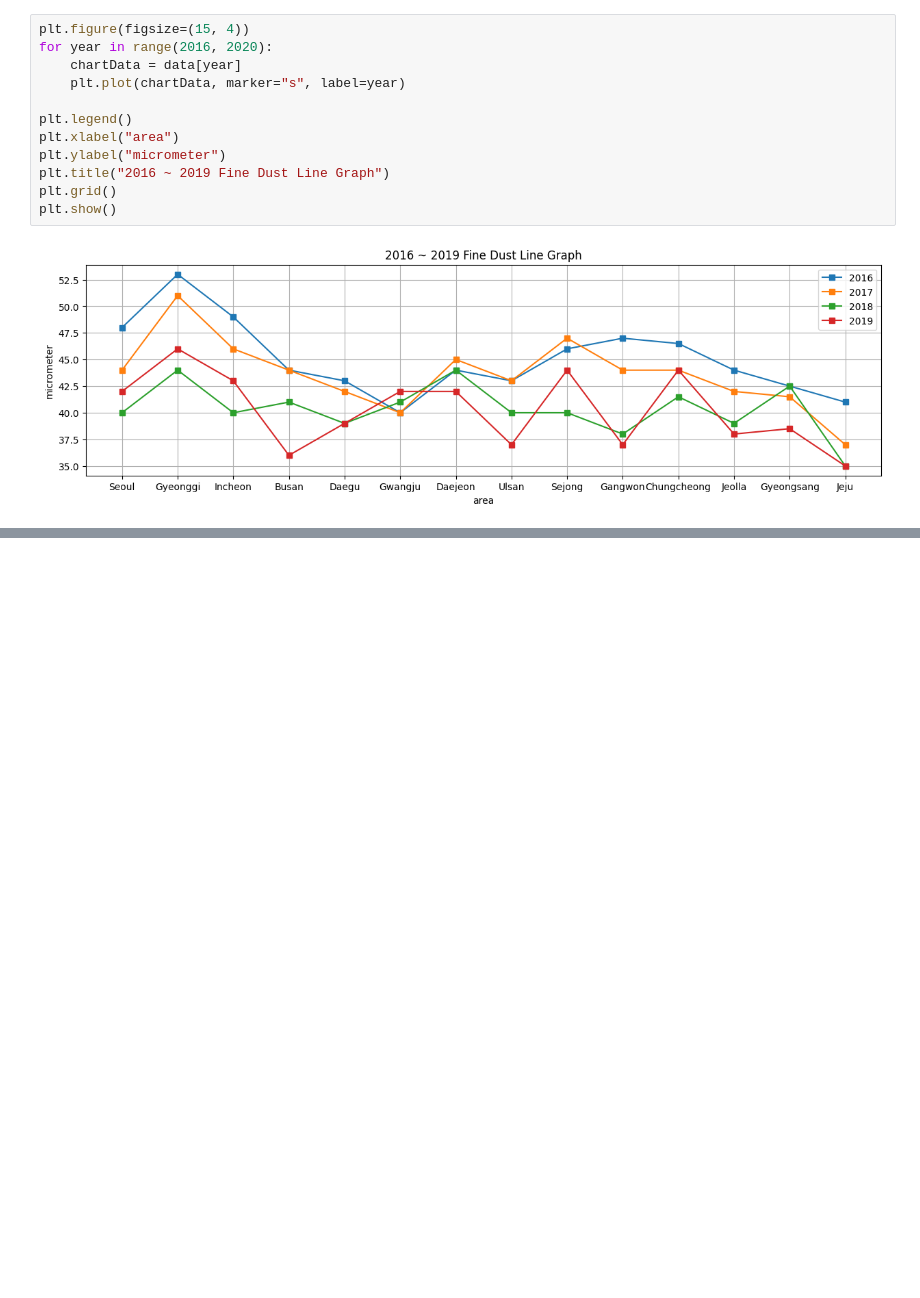
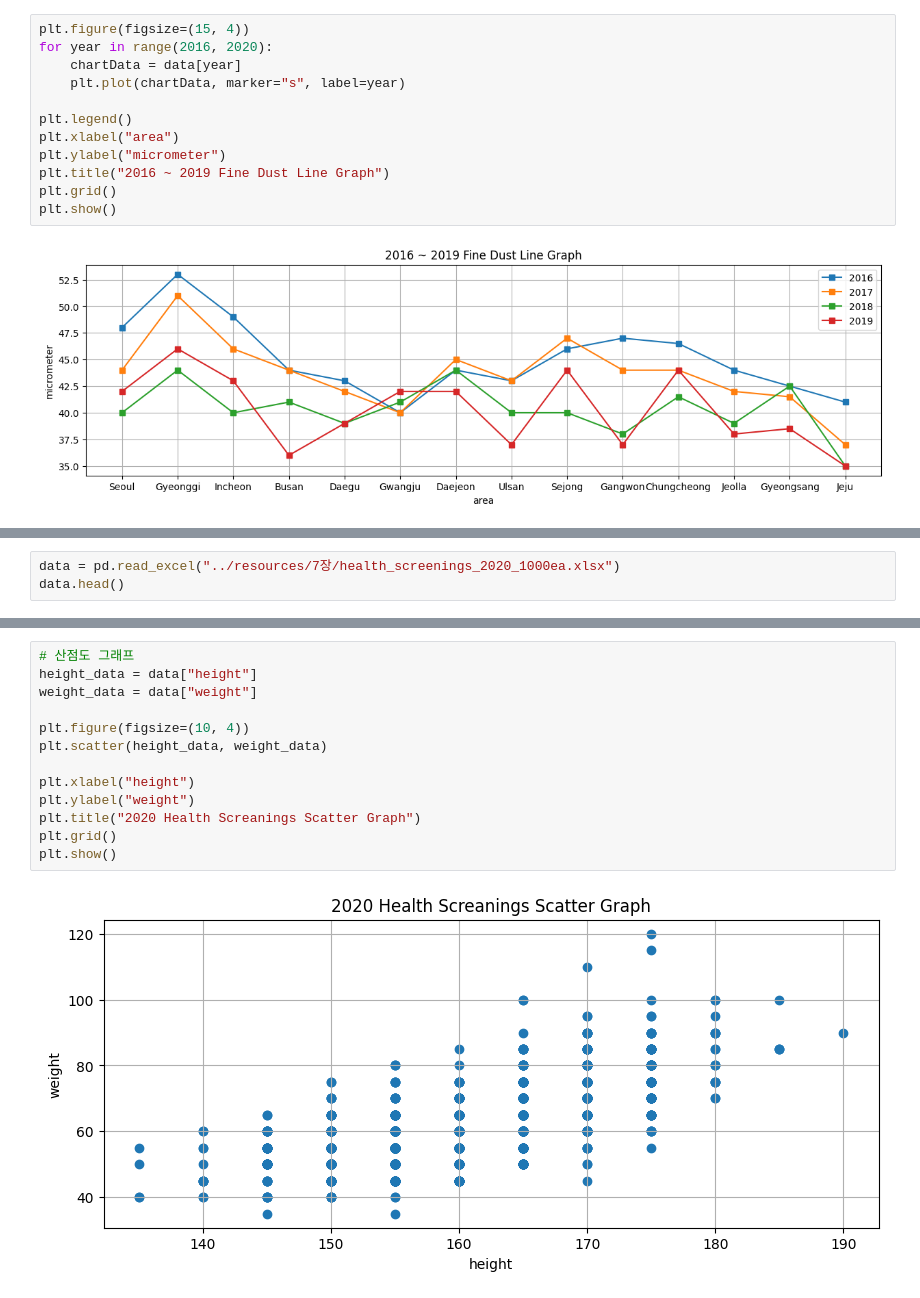
Before and after one commit to one-west/Data_Analyze, a Jupyter notebook: 7장/Exapmle.ipynb, the cells around one changed output, grey strips where cells are left out. Saved outputs shown, nothing was run; the diff lists cells and outputs as text; blank space fills up the shorter version.

```diff
--- a/7장/Exapmle.ipynb
+++ b/7장/Exapmle.ipynb
@@ -111,0 +133,3 @@ plt.show()
+# %%
+data = pd.read_excel("../resources/7장/health_screenings_2020_1000ea.xlsx")
+data.head()
@@ -111,0 +144,15 @@ plt.show()
+# %%
+# 산점도 그래프
+height_data = data["height"]
+weight_data = data["weight"]
+
+plt.figure(figsize=(10, 4))
+plt.scatter(height_data, weight_data)
+
+plt.xlabel("height")
+plt.ylabel("weight")
+plt.title("2020 Health Screanings Scatter Graph")
+plt.grid()
+plt.show()
+# %% [output]
+[figure, added]
```
Also changed, not shown: parts of 37 cells of this notebook, 1 other file.
